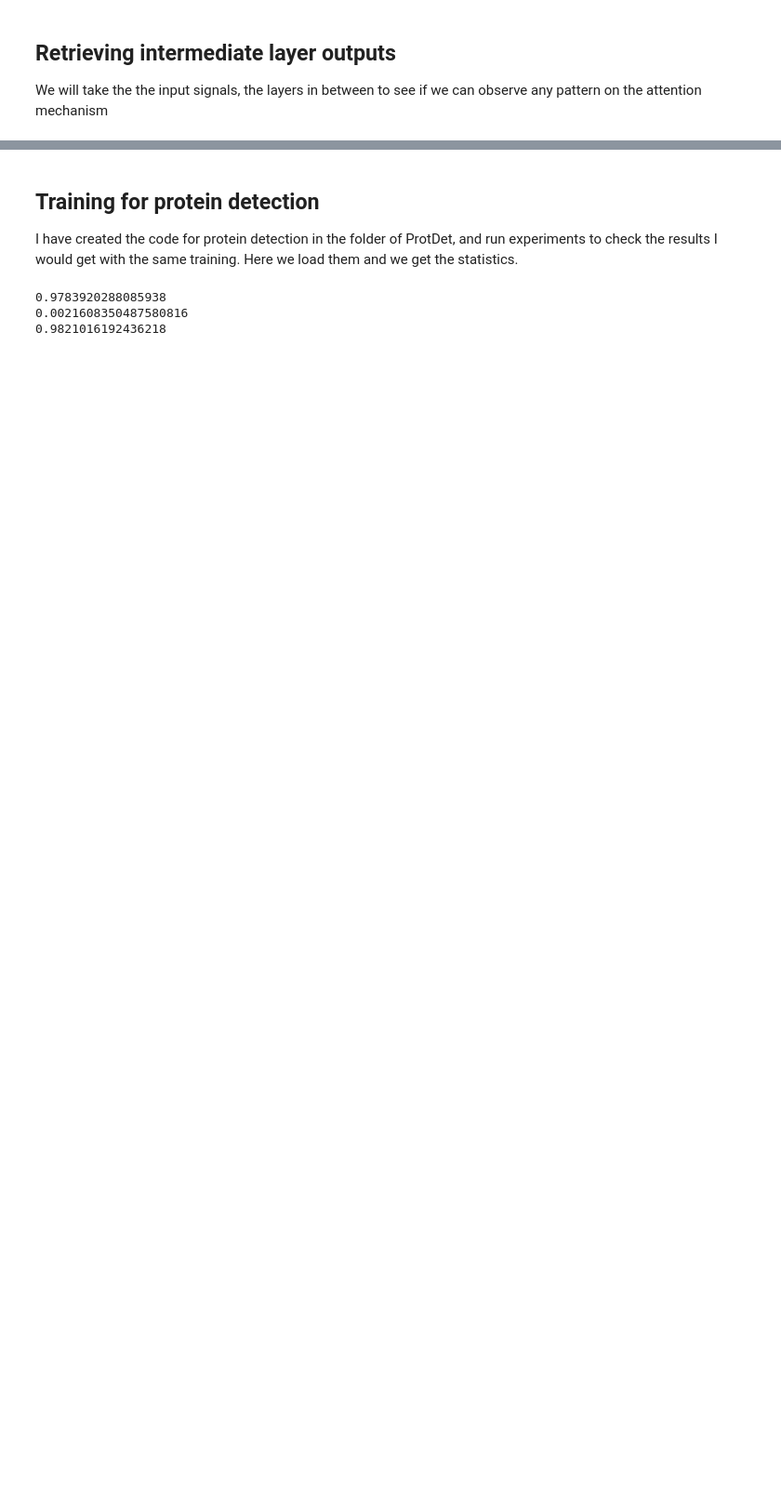
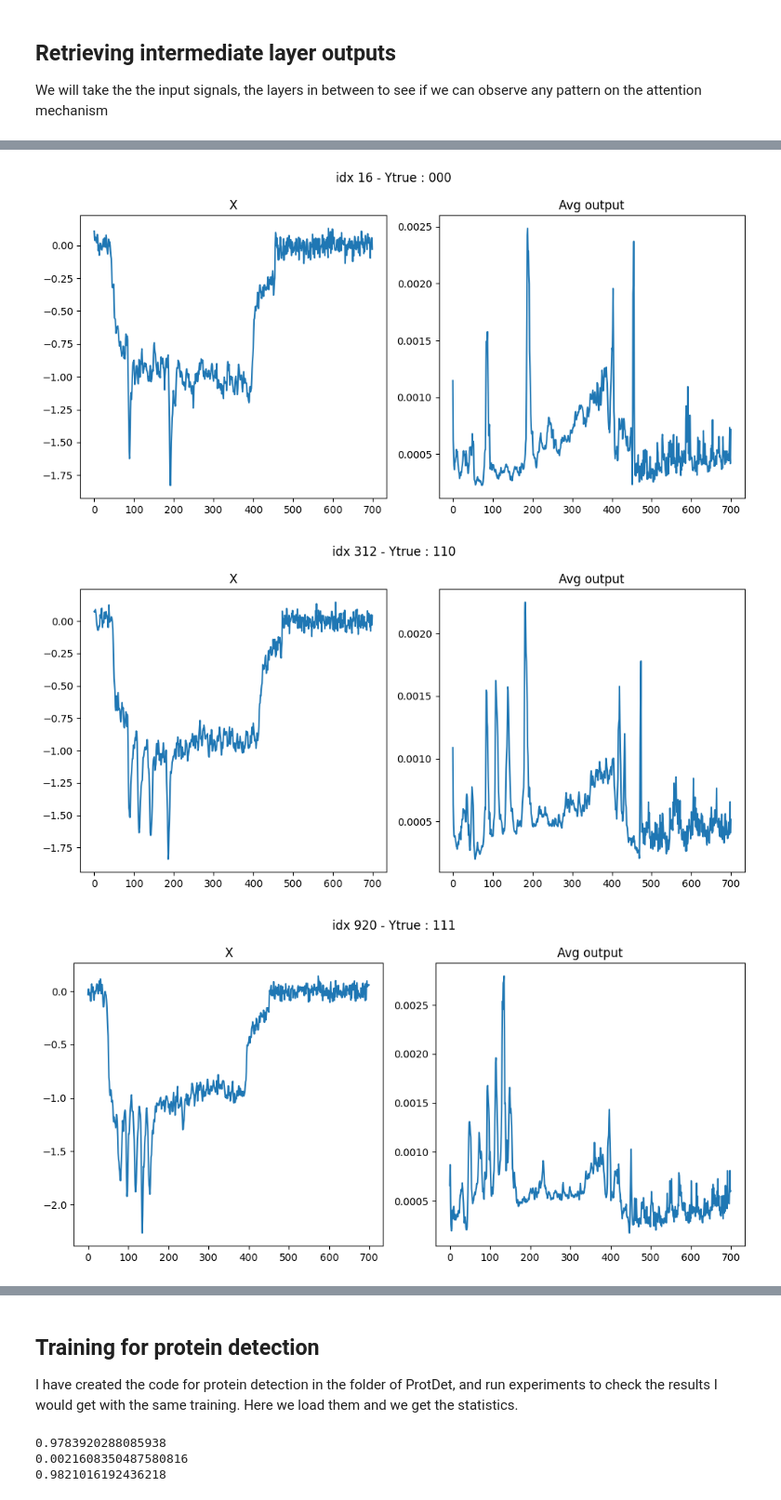
Before and after one commit to JavierKipen/browDataAug, a Jupyter notebook: scripts/PeerReview/PeerReviewSolving.ipynb, the cells around one changed output, grey strips where cells are left out. Shown at 93% size. Saved outputs shown, nothing was run; the diff lists cells and outputs as text; code cells hidden in the pictures; blank space fills up the shorter version.

```diff
--- a/scripts/PeerReview/PeerReviewSolving.ipynb
+++ b/scripts/PeerReview/PeerReviewSolving.ipynb
@@ -191,0 +237,9 @@ np.save("out_softmax.npy",out_softmax
+# %%
+trace_show_avg_output(X_test,y_true_np,out_filters,out_softmax,16)
+trace_show_avg_output(X_test,y_true_np,out_filters,out_softmax,312)
+trace_show_avg_output(X_test,y_true_np,out_filters,out_softmax,920)
+trace_show_avg_output(X_test,y_true_np,out_filters,out_softmax,1674)
+# %% [output]
+[figure, added]
+[figure, added]
+[figure, added]
```
Also changed, not shown: parts of 25 cells of this notebook, 4 other files.
